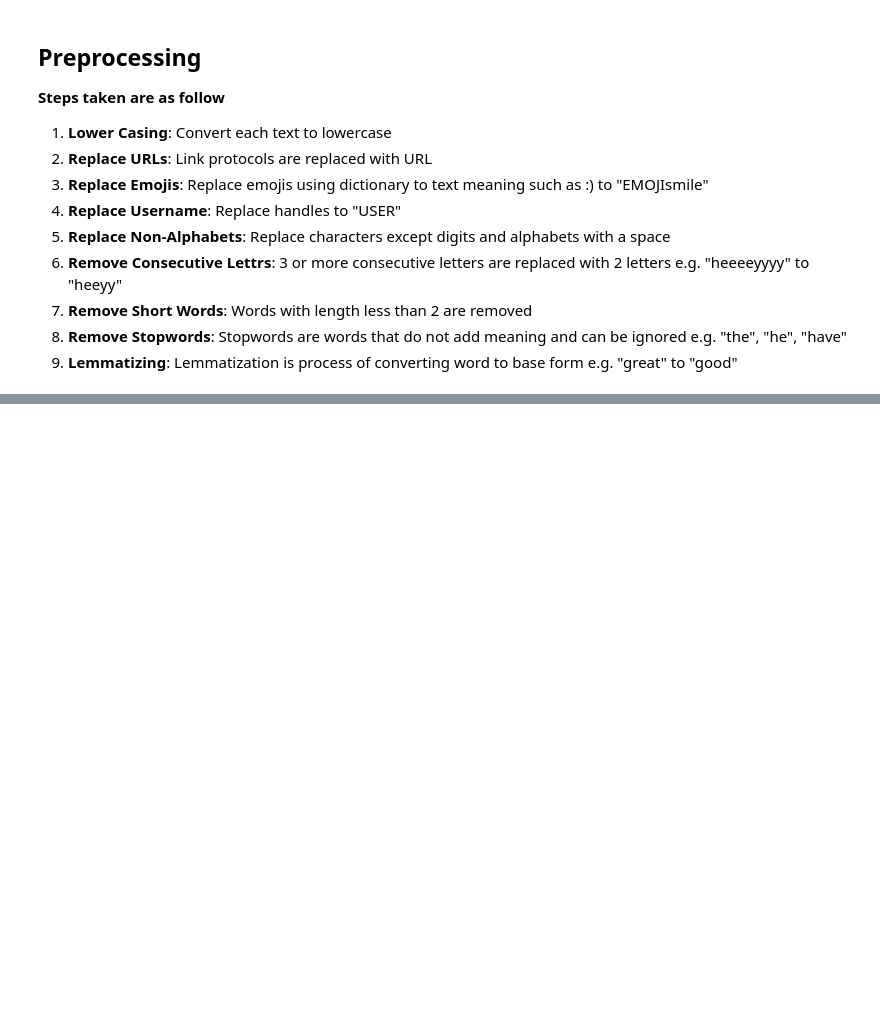
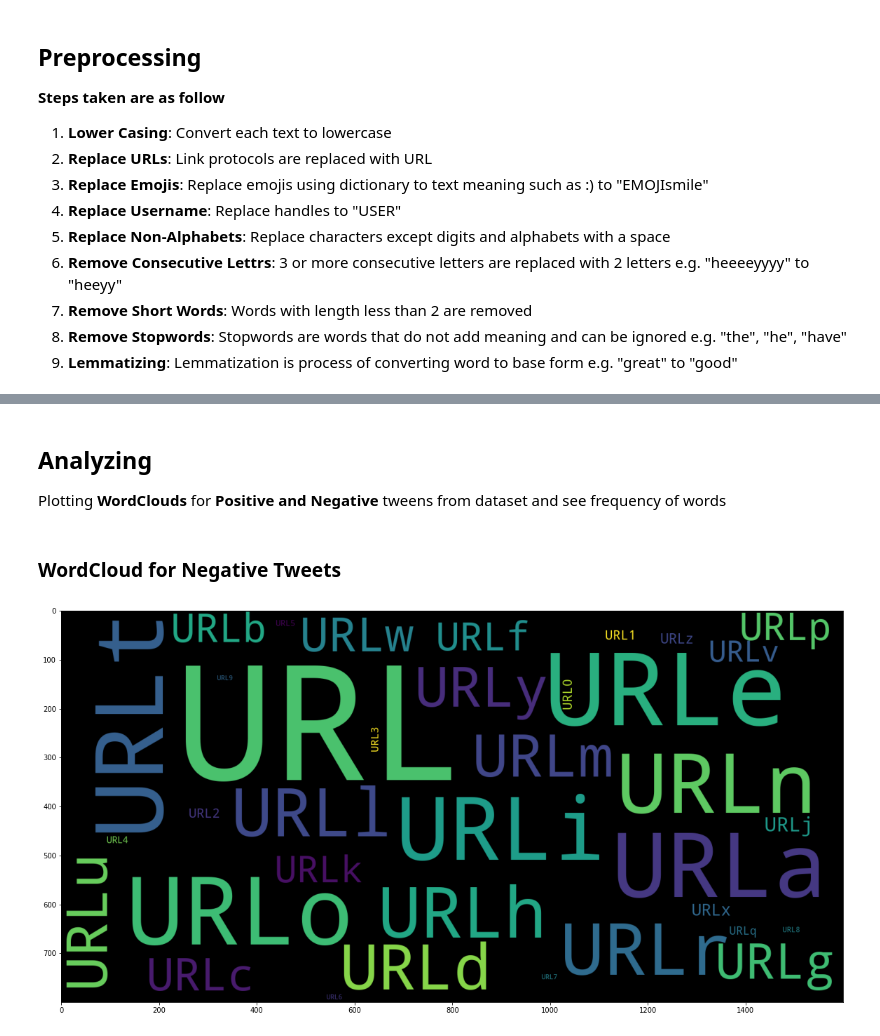
Before and after one commit to tech-david/sentiment_analysis, a Jupyter notebook: SentimentalAnalysis.ipynb, the cells around one changed output, grey strips where cells are left out. Cells and saved outputs as stored; diff of their text form; code cells hidden in the pictures; blank space fills up the shorter version.

```diff
--- a/SentimentalAnalysis.ipynb
+++ b/SentimentalAnalysis.ipynb
@@ -173,0 +177,15 @@ print(f'Time taken: {round(time.time()-t)} seconds')
+# %% [markdown]
+## Analyzing
+Plotting **WordClouds** for **Positive and Negative** tweens from dataset and see frequency of words
+# %% [markdown]
+### WordCloud for Negative Tweets
+# %%
+data_neg = processedtext[:80000]
+plt.figure(figsize=(20,20))
+wc = WordCloud(max_words=1000,
+              width=1600,
+              height=800,
+              collocations=False).generate(" ".join(data_neg))
+plt.imshow(wc);
+# %% [output]
+[figure, added]
```
Also changed, not shown: parts of 1 cell of this notebook.
